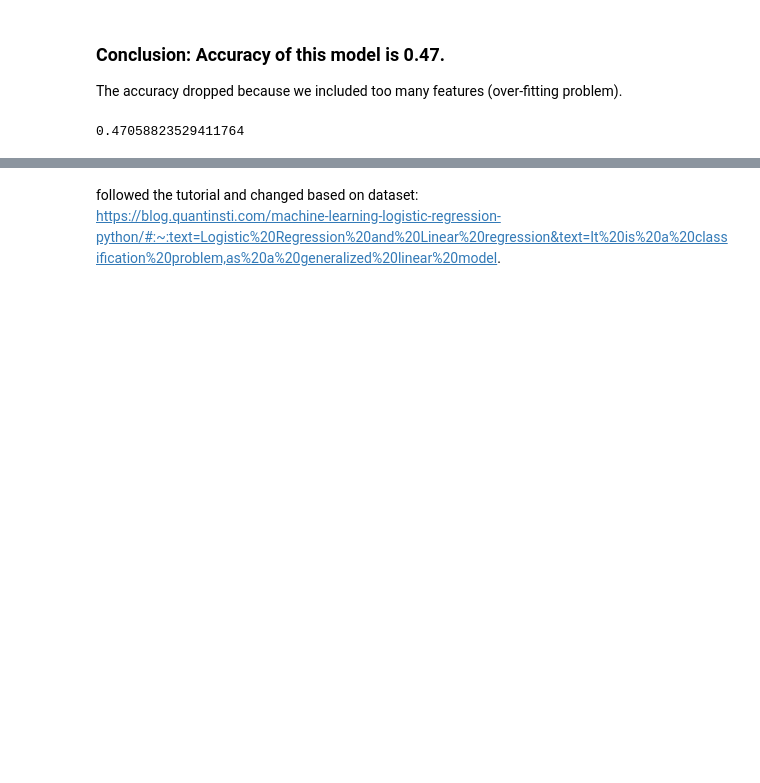
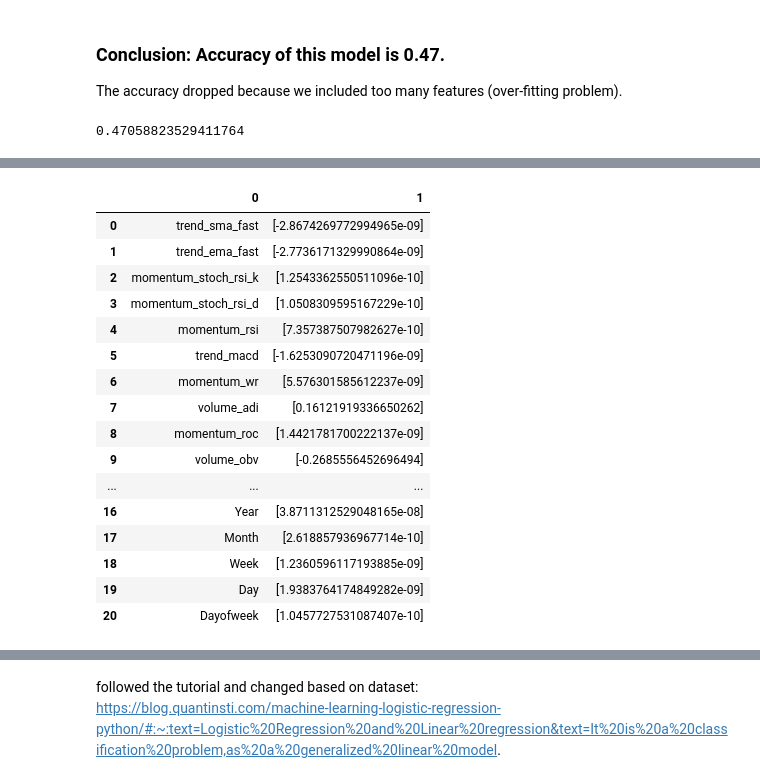
Before and after one commit to maggiechen615/Stock_Stalkers, a Jupyter notebook: Stockprice_Baseline_Models.ipynb, the cells around one changed output, grey strips where cells are left out. Drawn from its saved outputs; the diff is of its cells as text; code cells hidden in the pictures; blank space fills up the shorter version.

Commit message:
added stocktwits sentiment data and added feature normalization

```diff
--- a/Stockprice_Baseline_Models.ipynb
+++ b/Stockprice_Baseline_Models.ipynb
@@ -286,0 +293,3 @@ model.score(X_test, y_test)
+# %%
+df = pd.read_csv('data/AAPL_data.csv')
+df.dropna()
@@ -286,0 +310,7 @@ model.score(X_test, y_test)
+# %%
+df["Date"]=pd.to_datetime(df.Date, format="%Y-%m-%d")
+df.index=df['Date']
+data = df.sort_index(ascending=True, axis=0)
+add_datepart(df, 'Date', drop=False)
+df.drop('Elapsed', axis=1, inplace=True)
+df
@@ -286,0 +332,35 @@ model.score(X_test, y_test)
+# %%
+df = add_all_ta_features(
+    df, high="High", low="Low", open="Open", close="Close", volume="Volume")
+# %%
+df = df[df['Date'] >= '2021-12-29']
+selected_features = ['trend_sma_fast', 'trend_ema_fast', 'momentum_stoch_rsi_k', 'momentum_stoch_rsi_d', 'momentum_rsi', \
+                    'trend_macd', 'momentum_wr', 'volume_adi', 'momentum_roc', 'volume_obv', \
+                    'volatility_bbh', 'volatility_bbl']
+basic_features = ['High', 'Low', 'Open', 'Volume', 'Year', 'Month', 'Week', 'Day', 'Dayofweek']
+X_df = df[selected_features + basic_features]
+X = normalize(X_df.values)
+y = np.where(df['Close'].shift(-1) > df['Close'], 1, -1)
+split = int(0.8 * len(df))
+X_train, X_test, y_train, y_test = X[:split], X[split:], y[:split], y[split:]
+model = LogisticRegression(max_iter=float('inf'))
+model = model.fit(X_train, y_train)
+pd.DataFrame(zip(X_df.columns, np.transpose(model.coef_)))
+# %% [output]
+|  | 0 | 1 |
+| 0 | trend_sma_fast | [-2.8674269772994965e-09] |
+| 1 | trend_ema_fast | [-2.7736171329990864e-09] |
+| 2 | momentum_stoch_rsi_k | [1.2543362550511096e-10] |
+| 3 | momentum_stoch_rsi_d | [1.0508309595167229e-10] |
+| 4 | momentum_rsi | [7.357387507982627e-10] |
+| 5 | trend_macd | [-1.6253090720471196e-09] |
+| 6 | momentum_wr | [5.576301585612237e-09] |
+| 7 | volume_adi | [0.16121919336650262] |
+| 8 | momentum_roc | [1.4421781700222137e-09] |
+| 9 | volume_obv | [-0.2685556452696494] |
+| ... | ... | ... |
+| 16 | Year | [3.8711312529048165e-08] |
+| 17 | Month | [2.618857936967714e-10] |
+| 18 | Week | [1.2360596117193885e-09] |
+| 19 | Day | [1.9383764174849282e-09] |
+| 20 | Dayofweek | [1.0457727531087407e-10] |
```
Also changed, not shown: parts of 20 cells of this notebook, 5 other files.
